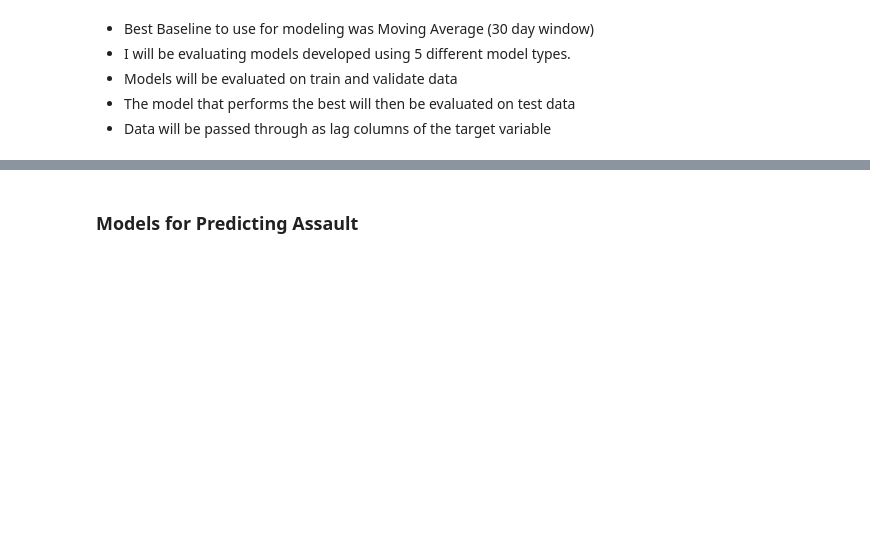
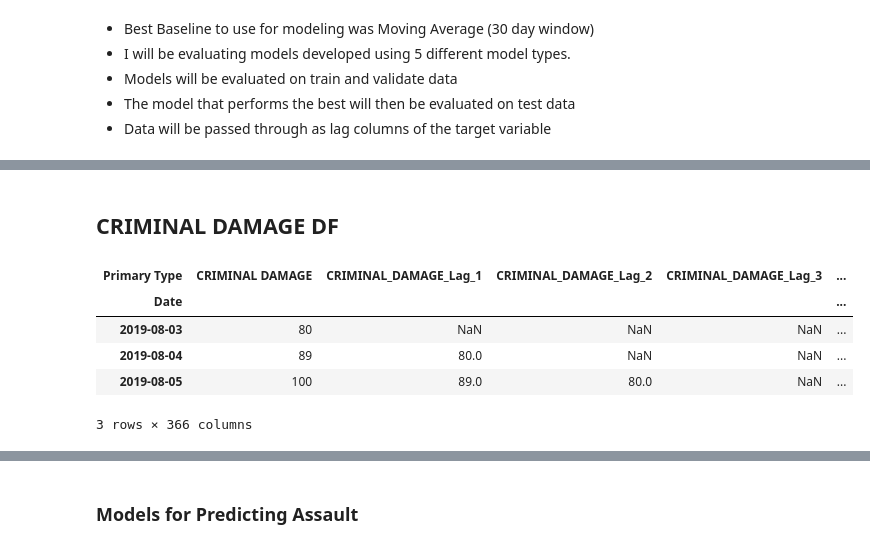
Before and after one commit to JonathanTWare/individual_project, a Jupyter notebook: crime_final_report.ipynb, the cells around one changed output, grey strips where cells are left out. Cells and saved outputs as stored; diff of their text form; code cells hidden in the pictures; blank space fills up the shorter version.

```diff
--- a/crime_final_report.ipynb
+++ b/crime_final_report.ipynb
@@ -135,6 +186,17 @@ battery_train_df = train[battery_train].copy()
 criminal_damage_train = ['CRIMINAL DAMAGE'] + [f'CRIMINAL_DAMAGE_Lag_{lag}' for lag in range(1, 366)]
 
 criminal_damage_train_df = train[criminal_damage_train].copy()
+# %% [markdown]
+## CRIMINAL DAMAGE DF
+# %%
+criminal_damage_train_df.head(3)
+# %% [output]
+| Primary Type | CRIMINAL DAMAGE | CRIMINAL_DAMAGE_Lag_1 | CRIMINAL_DAMAGE_Lag_2 | CRIMINAL_DAMAGE_Lag_3 | ... |
+| Date |  |  |  |  | ... |
+| 2019-08-03 | 80 | NaN | NaN | NaN | ... |
+| 2019-08-04 | 89 | 80.0 | NaN | NaN | ... |
+| 2019-08-05 | 100 | 89.0 | 80.0 | NaN | ... |
+3 rows × 366 columns
 # %%
 assault_train = ['ASSAULT'] + [f'ASSAULT_Lag_{lag}' for lag in range(1, 366)]
 
```
Also changed, not shown: parts of 8 cells of this notebook.
